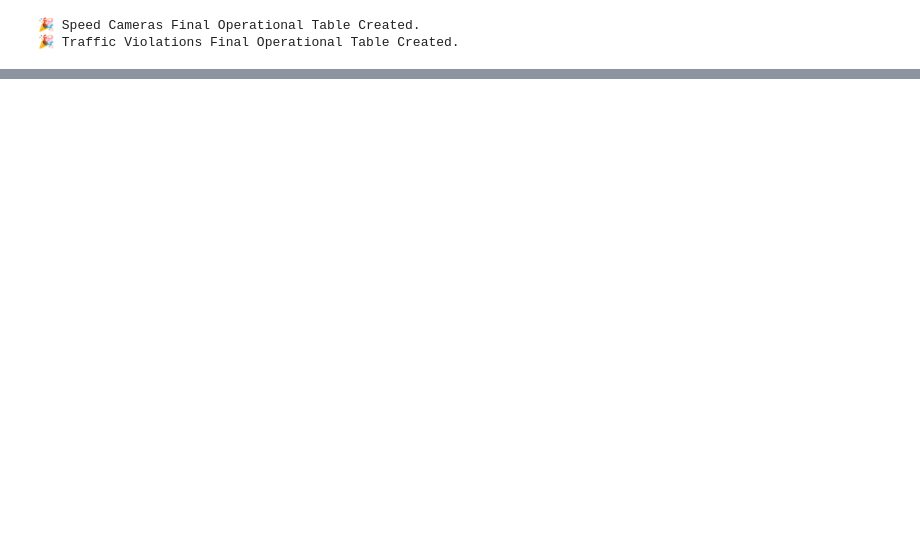
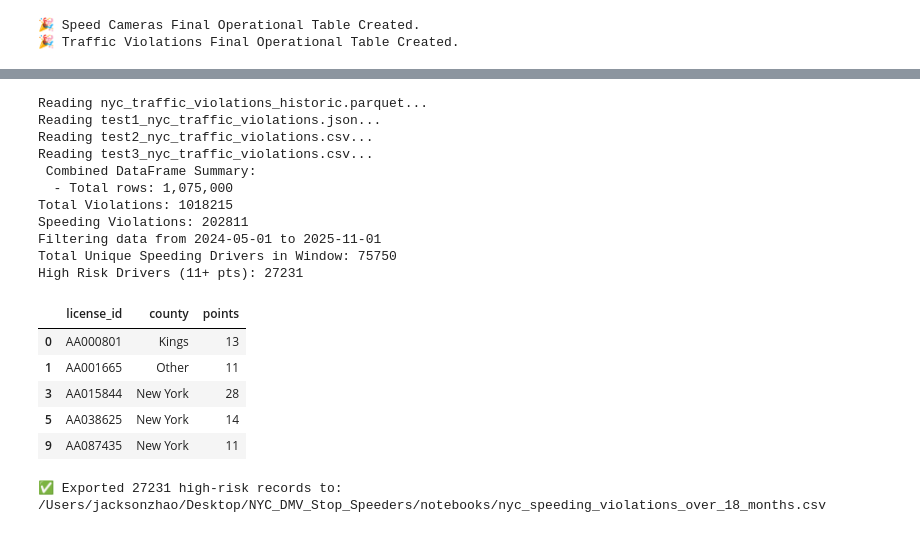
Before and after one commit to ZhaoJackson/NYC_DMV_Stop_Speeders, a Jupyter notebook: notebooks/Data_Merge_Strategy.ipynb, the cells around one changed output, grey strips where cells are left out. Cells and saved outputs as stored; diff of their text form; code cells hidden in the pictures; blank space fills up the shorter version.

```diff
--- a/notebooks/Data_Merge_Strategy.ipynb
+++ b/notebooks/Data_Merge_Strategy.ipynb
@@ -422,0 +496,68 @@ display(con.sql("SELECT * FROM vehicle_speed_summary WHERE status='TRIGGER' LIMI
+# %%
+# Define Data Paths
+data_dir = Path("../data/opendata")
+
+# List all traffic violations files (Historic + Updates)
+traffic_files = [
+    data_dir / "nyc_traffic_violations_historic.parquet",
+    data_dir / "test1_nyc_traffic_violations.json",
+    data_dir / "test2_nyc_traffic_violations.csv",
+    data_dir / "test3_nyc_traffic_violations.csv"
+]
+
+# 1. Load & Merge
+df_traffic = load_all_traffic_violations(traffic_files)
+df_traffic.drop_duplicates(inplace=True)
+
+# 2. Filter for Speeding Violations
+speed_violations = {"SPEED IN ZONE 1-10", "SPEED IN ZONE 11-20", "SPEED IN ZONE 21-30", "SPEED IN ZONE 31-40", "SPEED OVER 40"}
+print(f"Total Violations: {len(df_traffic)}")
+df_speed = df_traffic[df_traffic['violation_code'].isin(speed_violations)].copy()
+print(f"Speeding Violations: {len(df_speed)}")
+
+# 3. Create Date Column & Filter 18-Month Window
+# We construct a date from Year-Month (defaulting to 1st of month)
+df_speed['datetime'] = pd.to_datetime(df_speed['violation_year'].astype(str) + '-' + df_speed['violation_month'].astype(str) + '-01')
+
+max_datetime = df_speed['datetime'].max()
+cutoff_date = max_datetime - pd.DateOffset(months=18)
+print(f"Filtering data from {cutoff_date.date()} to {max_datetime.date()}")
+
+df_speed = df_speed[df_speed['datetime'] >= cutoff_date]
+df_speed = df_speed.sort_values(by=['license_id', 'datetime']).reset_index(drop=True)
+
+# 4. Aggregate Points by Driver
+df_sum = df_speed.groupby(['license_id', 'county'], as_index=False).agg({'points': 'sum'})
+print(f"Total Unique Speeding Drivers in Window: {len(df_sum)}")
+
+# 5. Filter for Trigger Threshold (>= 11 Points)
+df_triggers = df_sum[df_sum['points'] >= 11].copy()
+print(f"High Risk Drivers (11+ pts): {len(df_triggers)}")
+
+display(df_triggers.head())
+# %% [output]
+Reading nyc_traffic_violations_historic.parquet...
+Reading test1_nyc_traffic_violations.json...
+Reading test2_nyc_traffic_violations.csv...
+Reading test3_nyc_traffic_violations.csv...
+ Combined DataFrame Summary:
+  - Total rows: 1,075,000
+Total Violations: 1018215
+Speeding Violations: 202811
+Filtering data from 2024-05-01 to 2025-11-01
+Total Unique Speeding Drivers in Window: 75750
+High Risk Drivers (11+ pts): 27231
+|  | license_id | county | points |
+| 0 | AA000801 | Kings | 13 |
+| 1 | AA001665 | Other | 11 |
+| 3 | AA015844 | New York | 28 |
+| 5 | AA038625 | New York | 14 |
+| 9 | AA087435 | New York | 11 |
+# %%
+# Export Results
+# Saving to notebooks/ folder as requested, though data/exports/ is also good practice.
+output_path = Path("nyc_speeding_violations_over_18_months.csv")
+df_triggers.to_csv(output_path, index=False)
+print(f"✅ Exported {len(df_triggers)} high-risk records to: {output_path.resolve()}")
+# %% [output]
+✅ Exported 27231 high-risk records to: /Users/jacksonzhao/Desktop/NYC_DMV_Stop_Speeders/notebooks/nyc_speeding_violations_over_18_months.csv
```
Also changed, not shown: parts of 5 cells of this notebook, 7 other files.
